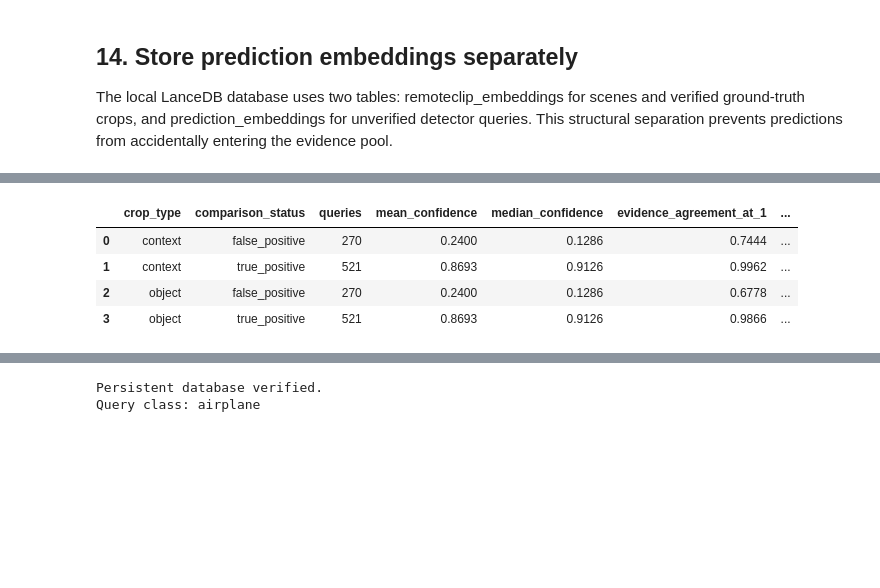
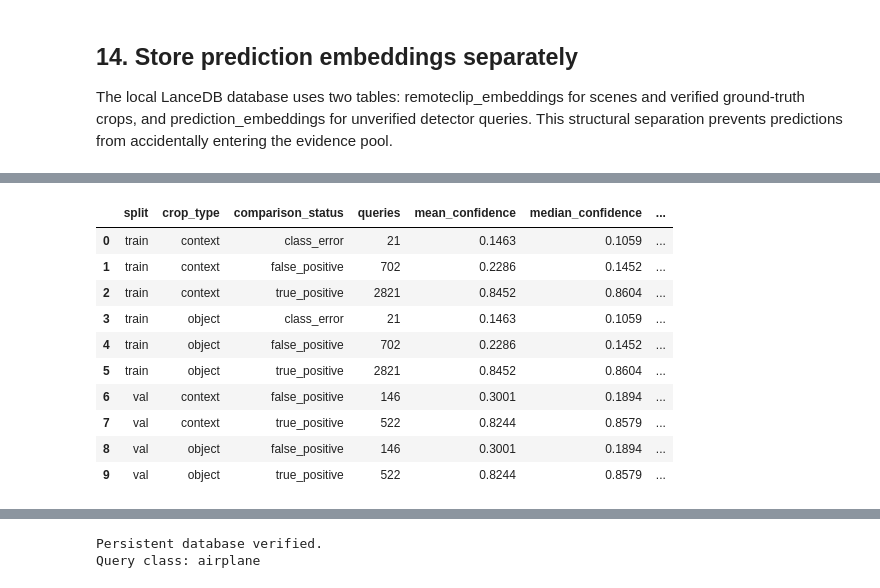
Before and after one commit to terriljoel/retrieval-grounded-remote-sensing, a Jupyter notebook: notebooks/04_create_remoteclip_lancedb.ipynb, the cells around one changed output, grey strips where cells are left out. Drawn from its saved outputs; the diff is of its cells as text; code cells hidden in the pictures; blank space fills up the shorter version.

```diff
--- a/notebooks/04_create_remoteclip_lancedb.ipynb
+++ b/notebooks/04_create_remoteclip_lancedb.ipynb
@@ -2714,6 +2557,7 @@ def evaluate_prediction_retrieval(
 
     return {
         "query_embedding_id": query_metadata["embedding_id"],
+        "split": query_metadata["split"],
         "detection_id": query_metadata["detection_id"],
         "image_id": query_metadata["image_id"],
         "image_key": query_metadata["image_key"],
@@ -2798,23 +2642,14 @@ display(
 # %%
 prediction_evaluation_rows = []
-
-prediction_evaluation_start = (
-    time.perf_counter()
-)
+prediction_evaluation_start = time.perf_counter()
 
 for _, query_row in tqdm(
-    validation_prediction_queries.iterrows(),
-    total=len(validation_prediction_queries),
+    evaluation_prediction_queries.iterrows(),
+    total=len(evaluation_prediction_queries),
     desc="Evaluating predicted crops",
 ):
-    vector_position = prediction_position_by_id[
-        query_row["embedding_id"]
-    ]
-
-    query_vector = prediction_embedding_matrix[
-        vector_position
-    ]
-
+    vector_position = prediction_position_by_id[query_row["embedding_id"]]
+    query_vector = prediction_embedding_matrix[vector_position]
     prediction_evaluation_rows.append(
         evaluate_prediction_retrieval(
             query_metadata=query_row,
@@ -2823,23 +2658,12 @@ for _, query_row in tqdm(
         )
     )
 
-prediction_retrieval_evaluation = pd.DataFrame(
-    prediction_evaluation_rows
-)
+prediction_retrieval_evaluation = pd.DataFrame(prediction_evaluation_rows)
+prediction_evaluation_seconds = time.perf_counter() - prediction_evaluation_start
 
-prediction_evaluation_seconds = (
-    time.perf_counter()
-    - prediction_evaluation_start
-)
+if len(prediction_retrieval_evaluation) != expected_evaluation_embeddings:
+    raise RuntimeError("Retrieval evaluation lost prediction queries")
 
-assert len(prediction_retrieval_evaluation) == 1582
-
-print(
-    "Evaluated prediction embeddings:",
-    len(prediction_retrieval_evaluation),
-)
-
-print(
-    f"Elapsed: {prediction_evaluation_seconds:.2f} seconds"
-)
+print("Evaluated prediction embeddings:", len(prediction_retrieval_evaluation))
+print(f"Elapsed: {prediction_evaluation_seconds:.2f} seconds")
 # %% [output]
@@ -2849,7 +2672,7 @@ Elapsed: 58.49 seconds
 prediction_retrieval_summary = (
     prediction_retrieval_evaluation
     .groupby(
-        ["crop_type", "comparison_status"]
+        ["split", "crop_type", "comparison_status"]
     )
     .agg(
         queries=("query_embedding_id", "size"),
@@ -2870,35 +2693,41 @@ prediction_retrieval_summary = (
             "mean",
         ),
         true_precision_at_1=(
             "true_precision_at_1",
             "mean",
         ),
         true_precision_at_5=(
             "true_precision_at_5",
             "mean",
         ),
         true_map_at_5=(
             "true_map_at_5",
             "mean",
         ),
         mean_top_1_similarity=(
             "top_1_similarity",
             "mean",
         ),
         mean_top_5_similarity=(
             "mean_top_5_similarity",
             "mean",
         ),
     )
     .reset_index()
 )
 
 display(
     prediction_retrieval_summary.round(4)
 )
 # %% [output]
-|  | crop_type | comparison_status | queries | mean_confidence | median_confidence | evidence_agreement_at_1 | ... |
-| 0 | context | false_positive | 270 | 0.2400 | 0.1286 | 0.7444 | ... |
-| 1 | context | true_positive | 521 | 0.8693 | 0.9126 | 0.9962 | ... |
-| 2 | object | false_positive | 270 | 0.2400 | 0.1286 | 0.6778 | ... |
-| 3 | object | true_positive | 521 | 0.8693 | 0.9126 | 0.9866 | ... |
+|  | split | crop_type | comparison_status | queries | mean_confidence | median_confidence | ... |
+| 0 | train | context | class_error | 21 | 0.1463 | 0.1059 | ... |
+| 1 | train | context | false_positive | 702 | 0.2286 | 0.1452 | ... |
+| 2 | train | context | true_positive | 2821 | 0.8452 | 0.8604 | ... |
+| 3 | train | object | class_error | 21 | 0.1463 | 0.1059 | ... |
+| 4 | train | object | false_positive | 702 | 0.2286 | 0.1452 | ... |
+| 5 | train | object | true_positive | 2821 | 0.8452 | 0.8604 | ... |
+| 6 | val | context | false_positive | 146 | 0.3001 | 0.1894 | ... |
+| 7 | val | context | true_positive | 522 | 0.8244 | 0.8579 | ... |
+| 8 | val | object | false_positive | 146 | 0.3001 | 0.1894 | ... |
+| 9 | val | object | true_positive | 522 | 0.8244 | 0.8579 | ... |
```
Also changed, not shown: parts of 47 cells of this notebook, 15 other files.
